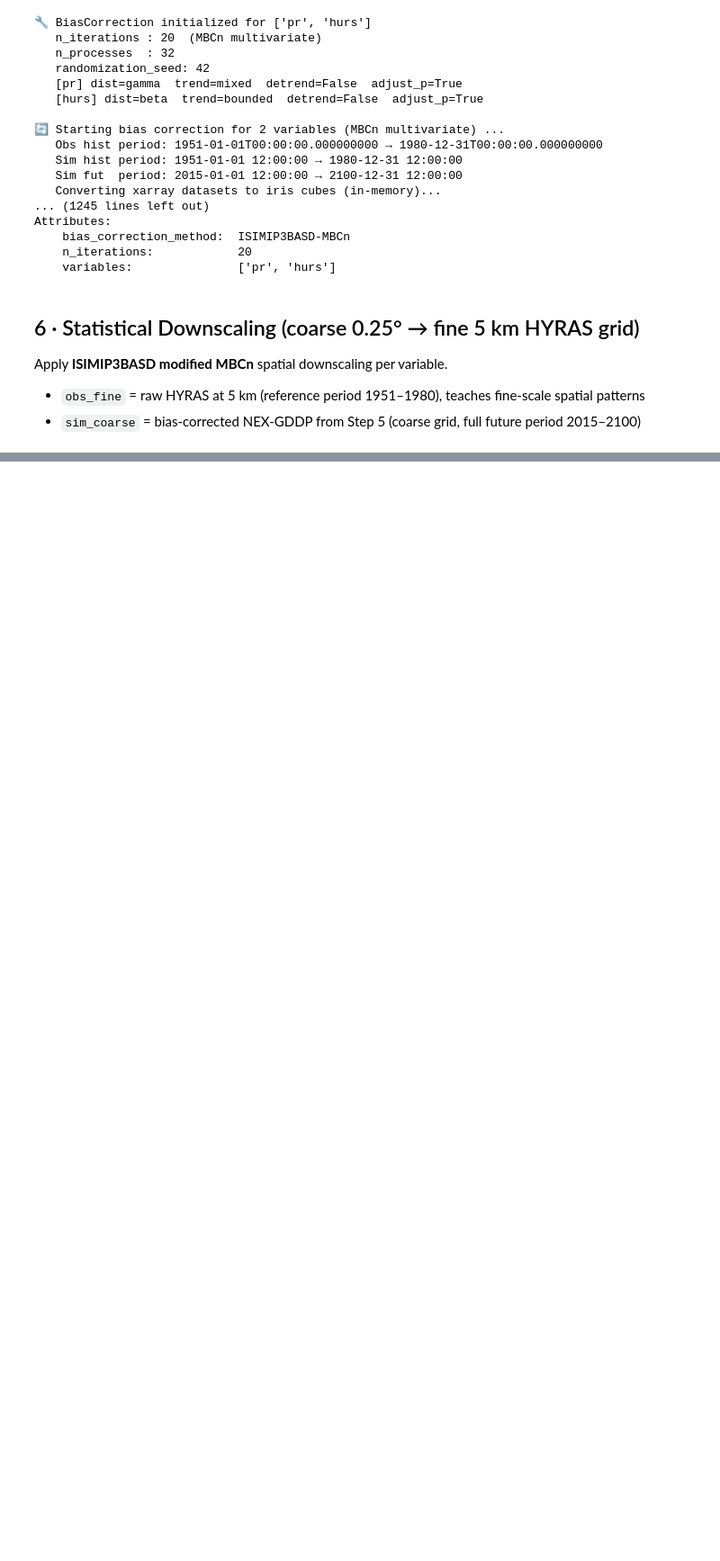
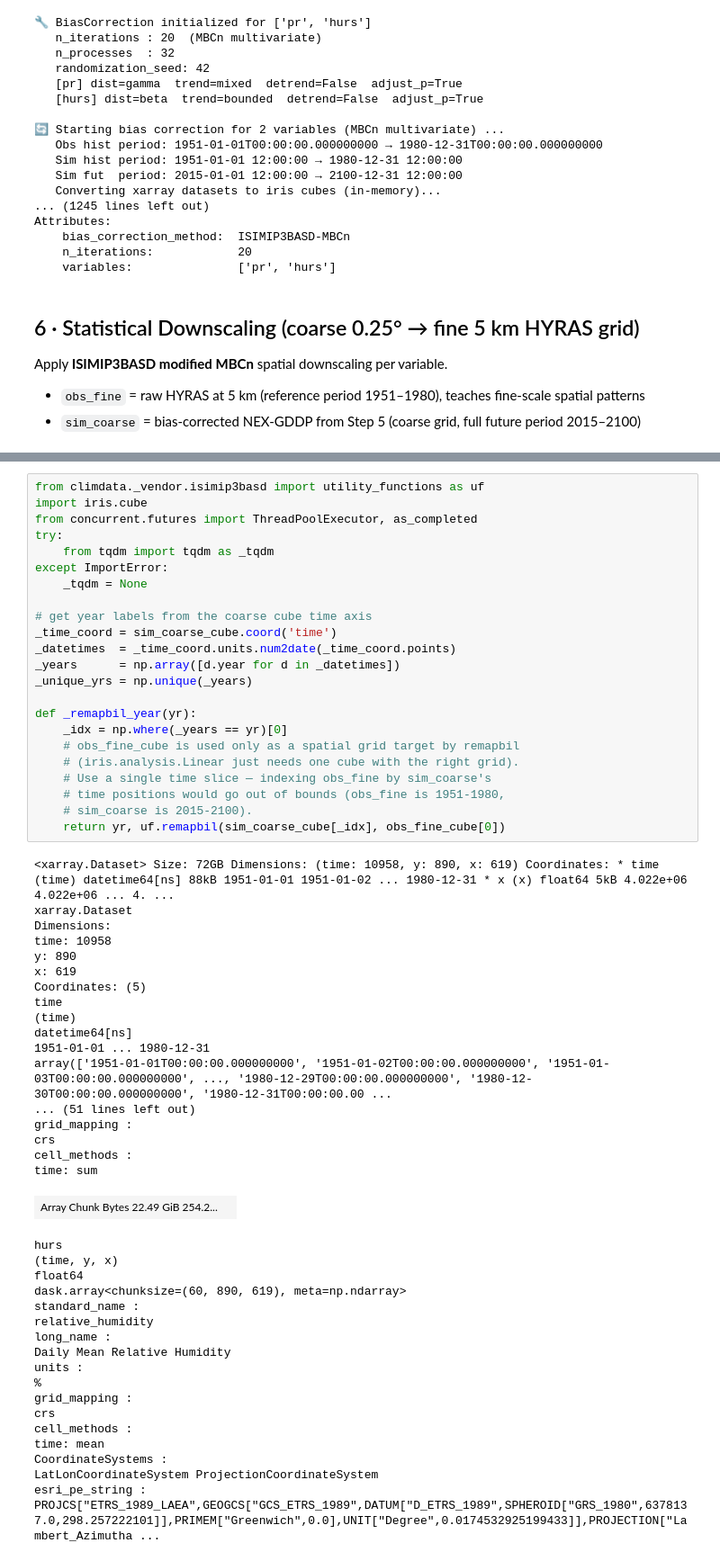
Before and after one commit to Kaushikreddym/climdata, a Jupyter notebook: usecase/nexgddp_hyras_bcsd.ipynb, the cells around one changed output, grey strips where cells are left out. Shown at 90% size. Cells and saved outputs as stored; diff of their text form; blank space fills up the shorter version.

```diff
--- a/usecase/nexgddp_hyras_bcsd.ipynb
+++ b/usecase/nexgddp_hyras_bcsd.ipynb
@@ -407,0 +401,60 @@ Downscaling (TEST YEAR 2015): pr
+# %%
+from climdata._vendor.isimip3basd import utility_functions as uf
+import iris.cube
+from concurrent.futures import ThreadPoolExecutor, as_completed
+try:
+    from tqdm import tqdm as _tqdm
+except ImportError:
+    _tqdm = None
+
+# get year labels from the coarse cube time axis
+_time_coord = sim_coarse_cube.coord('time')
+_datetimes  = _time_coord.units.num2date(_time_coord.points)
+_years      = np.array([d.year for d in _datetimes])
+_unique_yrs = np.unique(_years)
+
+def _remapbil_year(yr):
+    _idx = np.where(_years == yr)[0]
+    # obs_fine_cube is used only as a spatial grid target by remapbil
+    # (iris.analysis.Linear just needs one cube with the right grid).
+    # Use a single time slice — indexing obs_fine by sim_coarse's
+    # time positions would go out of bounds (obs_fine is 1951-1980,
+    # sim_coarse is 2015-2100).
+    return yr, uf.remapbil(sim_coarse_cube[_idx], obs_fine_cube[0])
+# %% [output]
+<xarray.Dataset> Size: 72GB Dimensions: (time: 10958, y: 890, x: 619) Coordinates: * time (time) datetime64[ns] 88kB 1951-01-01 1951-01-02 ... 1980-12-31 * x (x) float64 5kB 4.022e+06 4.022e+06 ... 4. ...
+xarray.Dataset
+Dimensions:
+time: 10958
+y: 890
+x: 619
+Coordinates: (5)
+time
+(time)
+datetime64[ns]
+1951-01-01 ... 1980-12-31
+array(['1951-01-01T00:00:00.000000000', '1951-01-02T00:00:00.000000000', '1951-01-03T00:00:00.000000000', ..., '1980-12-29T00:00:00.000000000', '1980-12-30T00:00:00.000000000', '1980-12-31T00:00:00.00 ...
+... (51 lines left out)
+grid_mapping :
+crs
+cell_methods :
+time: sum
+| Array Chunk Bytes 22.49 GiB 254.2... |  |
+hurs
+(time, y, x)
+float64
+dask.array<chunksize=(60, 890, 619), meta=np.ndarray>
+standard_name :
+relative_humidity
+long_name :
+Daily Mean Relative Humidity
+units :
+%
+grid_mapping :
+crs
+cell_methods :
+time: mean
+CoordinateSystems :
+LatLonCoordinateSystem ProjectionCoordinateSystem
+esri_pe_string :
+PROJCS["ETRS_1989_LAEA",GEOGCS["GCS_ETRS_1989",DATUM["D_ETRS_1989",SPHEROID["GRS_1980",6378137.0,298.257222101]],PRIMEM["Greenwich",0.0],UNIT["Degree",0.0174532925199433]],PROJECTION["Lambert_Azimutha ...
```
Also changed, not shown: parts of 7 cells of this notebook, 3 other files.
